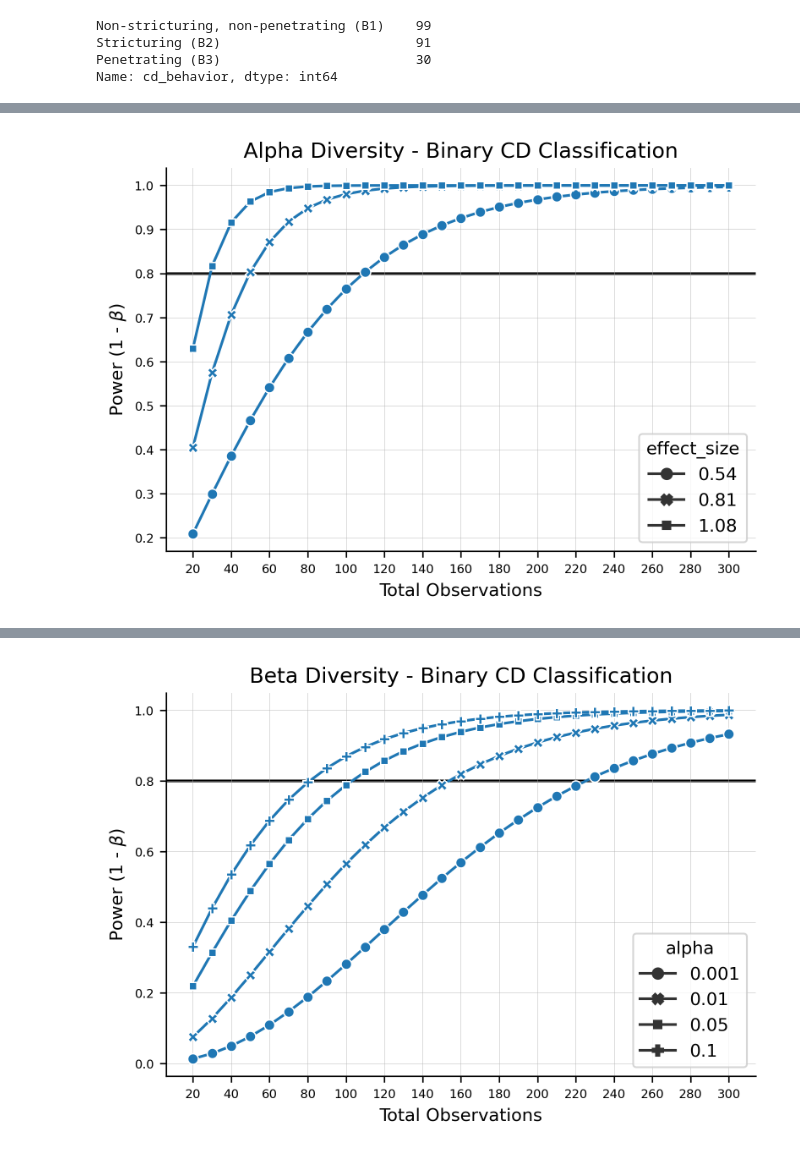
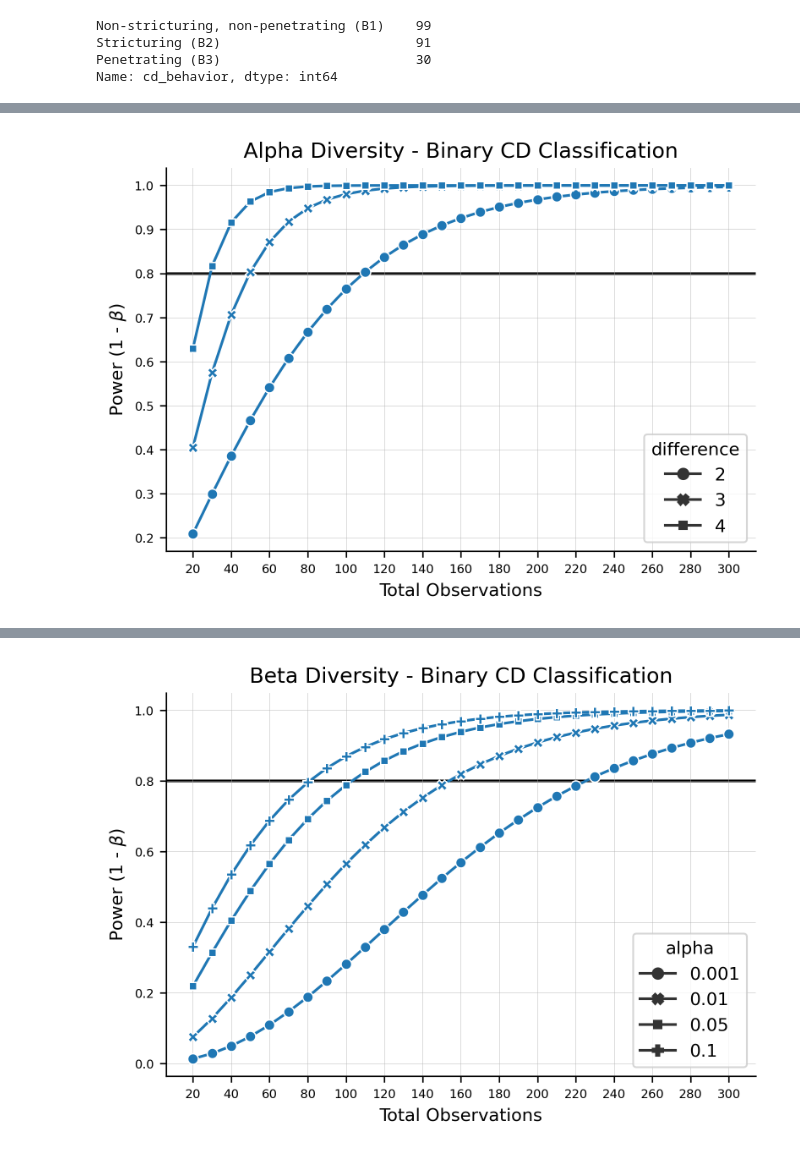
Before and after one commit to knightlab-analyses/evident-analyses, a Jupyter notebook: notebooks/recreate_clin_microbiome_plots.ipynb, the cells around one changed output, grey strips where cells are left out. Cells and saved outputs as stored; diff of their text form; code cells hidden in the pictures.

```diff
--- a/notebooks/recreate_clin_microbiome_plots.ipynb
+++ b/notebooks/recreate_clin_microbiome_plots.ipynb
@@ -72,14 +63,8 @@ alpha_power_res = adh.power_analysis(
     difference=differences,
     alpha=alpha
 )
-alpha_records = [
-    (x.alpha, x.total_observations, x.power, x.effect_size)
-    for x in alpha_power_res
-]
-alpha_df = pd.DataFrame.from_records(
-    alpha_records,
-    columns=["alpha", "total_observations", "power", "effect_size"]
-)
+
+alpha_df = alpha_power_res.to_dataframe()
 alpha_df["effect_size"] = alpha_df["effect_size"].round(2)
 alpha_df.head()
 # %% [output]
@@ -102,27 +87,27 @@ PowerAnalysisResults(alpha=0.05, total_observations=60, power=0.5410821485842225
 # %%
 with mpl.rc_context(plot_dict):
     fig, ax = plt.subplots(1, 1)
 
     sns.lineplot(
         data=alpha_df,
         x="total_observations",
         y="power",
-        style="effect_size",
+        style="difference",
         markers=True,
         dashes=False,
         ax=ax
     )
     ax.grid(linewidth=0.2)
     ax.axhline(y=0.8, color="black", zorder=0)
     ax.set_xlabel("Total Observations")
     ax.set_ylabel(r"Power (1 - $\beta$)")
     ax.set_xticks(np.arange(20, 320, 20))
     ax.tick_params("both", labelsize="x-small")
     ax.set_title("Alpha Diversity - Binary CD Classification")
 
 plt.show()
 # %% [output]
-[figure, old version]
+[figure, new version]
 # %%
 %%time
 
```
Also changed, not shown: parts of 10 cells of this notebook, 51 other files.
